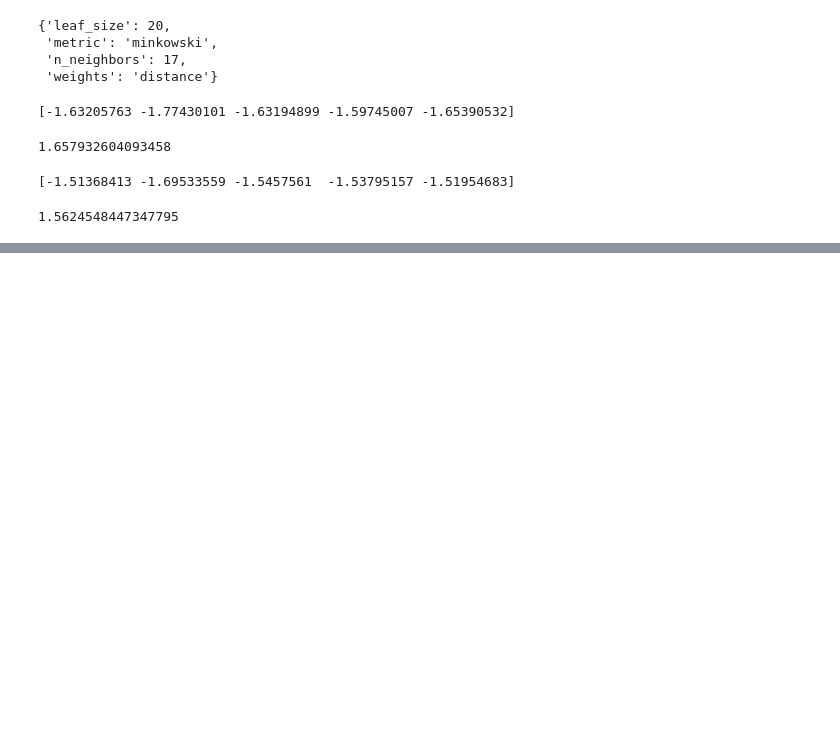
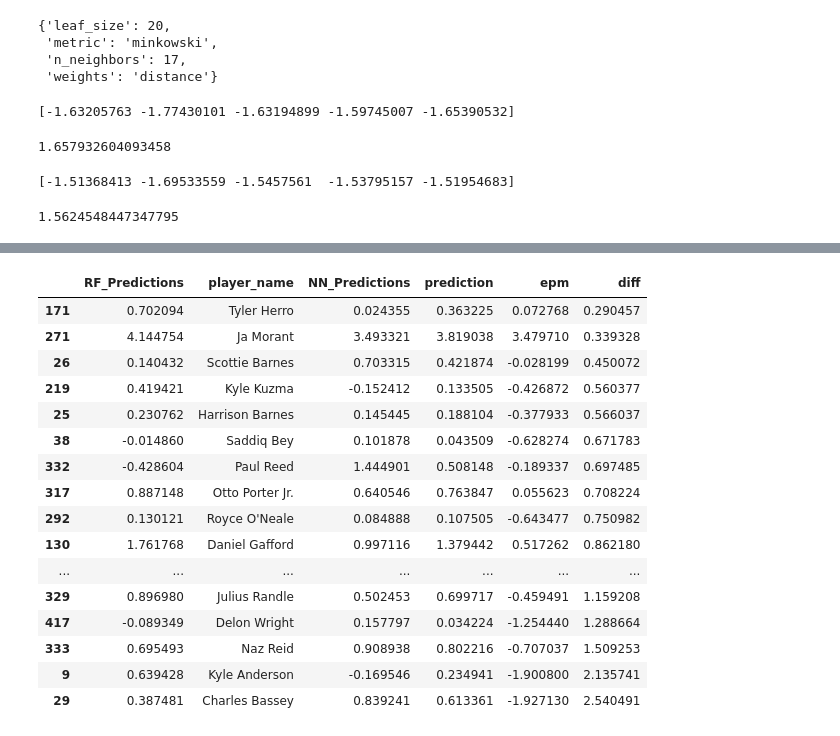
Before and after one commit to shailm99/nba-player-prediction, a Jupyter notebook: code/model-building.ipynb, the cells around one changed output, grey strips where cells are left out. Saved outputs shown, nothing was run; the diff lists cells and outputs as text; code cells hidden in the pictures; blank space fills up the shorter version.

```diff
--- a/code/model-building.ipynb
+++ b/code/model-building.ipynb
@@ -442,0 +625,8 @@ eval_model_9_predictors(search.best_estimator_)
+# %%
+epm_values  = pd.read_csv('../data/epm values 14-22.csv')
+# %%
+last_year = epm_values[epm_values.season == 2022][['player_name', 'epm']]
+# %%
+compare = predictions_df.merge(last_year, on = 'player_name')
+# %%
+compare['diff'] = compare['prediction']  - compare['epm']
@@ -442,0 +647,20 @@ eval_model_9_predictors(search.best_estimator_)
+# %%
+compare[compare.prediction > 0].sort_values('diff').tail(20)
+# %% [output]
+|  | RF_Predictions | player_name | NN_Predictions | prediction | epm | diff |
+| 171 | 0.702094 | Tyler Herro | 0.024355 | 0.363225 | 0.072768 | 0.290457 |
+| 271 | 4.144754 | Ja Morant | 3.493321 | 3.819038 | 3.479710 | 0.339328 |
+| 26 | 0.140432 | Scottie Barnes | 0.703315 | 0.421874 | -0.028199 | 0.450072 |
+| 219 | 0.419421 | Kyle Kuzma | -0.152412 | 0.133505 | -0.426872 | 0.560377 |
+| 25 | 0.230762 | Harrison Barnes | 0.145445 | 0.188104 | -0.377933 | 0.566037 |
+| 38 | -0.014860 | Saddiq Bey | 0.101878 | 0.043509 | -0.628274 | 0.671783 |
+| 332 | -0.428604 | Paul Reed | 1.444901 | 0.508148 | -0.189337 | 0.697485 |
+| 317 | 0.887148 | Otto Porter Jr. | 0.640546 | 0.763847 | 0.055623 | 0.708224 |
+| 292 | 0.130121 | Royce O'Neale | 0.084888 | 0.107505 | -0.643477 | 0.750982 |
+| 130 | 1.761768 | Daniel Gafford | 0.997116 | 1.379442 | 0.517262 | 0.862180 |
+| ... | ... | ... | ... | ... | ... | ... |
+| 329 | 0.896980 | Julius Randle | 0.502453 | 0.699717 | -0.459491 | 1.159208 |
+| 417 | -0.089349 | Delon Wright | 0.157797 | 0.034224 | -1.254440 | 1.288664 |
+| 333 | 0.695493 | Naz Reid | 0.908938 | 0.802216 | -0.707037 | 1.509253 |
+| 9 | 0.639428 | Kyle Anderson | -0.169546 | 0.234941 | -1.900800 | 2.135741 |
+| 29 | 0.387481 | Charles Bassey | 0.839241 | 0.613361 | -1.927130 | 2.540491 |
```
Also changed, not shown: parts of 32 cells of this notebook.
